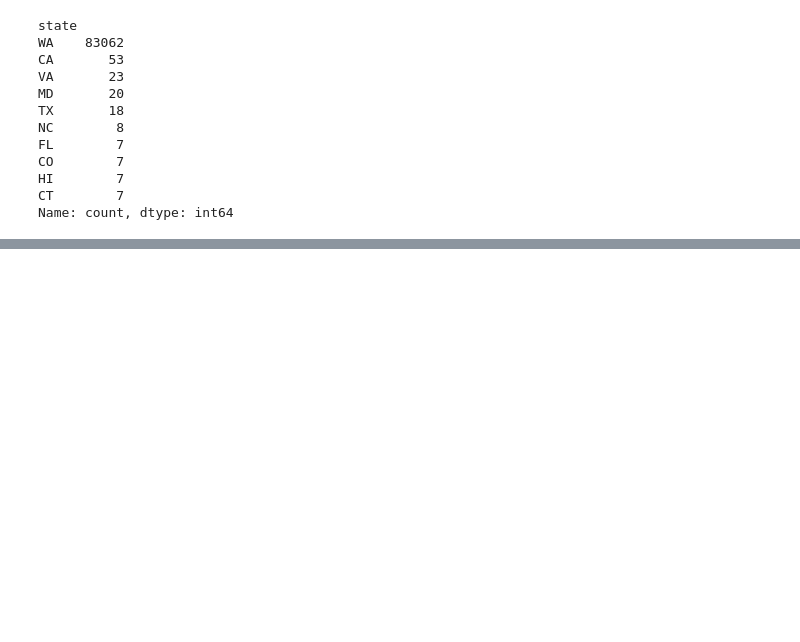
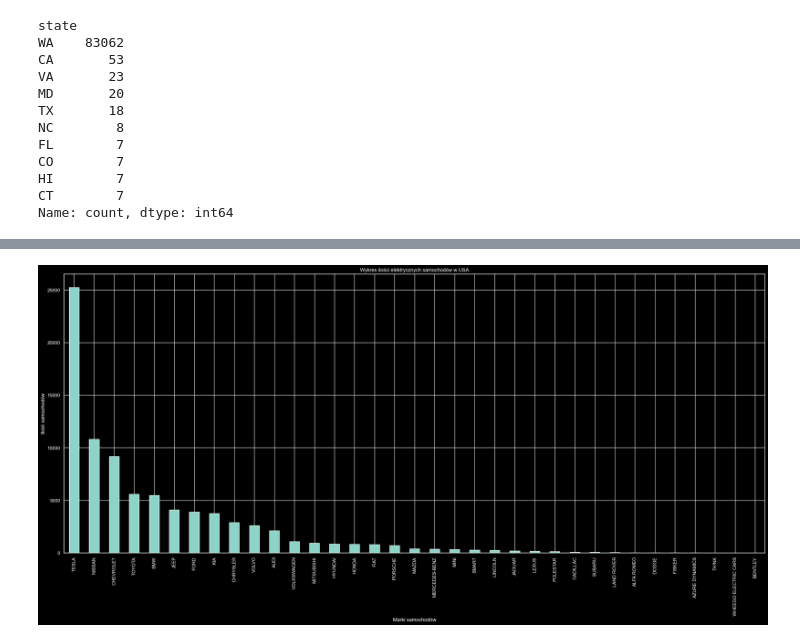
Before and after one commit to Manhatai/Data_Science_Excersises, a Jupyter notebook: Electric_vehicle_population.ipynb, the cells around one changed output, grey strips where cells are left out. Cells and saved outputs as stored; diff of their text form; code cells hidden in the pictures; blank space fills up the shorter version.

```diff
--- a/Electric_vehicle_population.ipynb
+++ b/Electric_vehicle_population.ipynb
@@ -296,0 +343,3 @@ df.state.value_counts().plot(kind='bar', figsize=(30, 12), ylim=(10000))
+# %%
+df = df.rename(columns={'make': 'car_brand'})
+df
@@ -296,0 +397,5 @@ df.state.value_counts().plot(kind='bar', figsize=(30, 12), ylim=(10000))
+# %%
+plt.style.use('dark_background')
+_ = df.car_brand.value_counts().plot(kind='bar', figsize=(30, 12), title='Wykres ilości elektrycznych samochodów w USA', xlabel='Marki samochodów', ylabel='Ilość samochodów')
+# %% [output]
+[figure, added]
```
Also changed, not shown: parts of 17 cells of this notebook.
